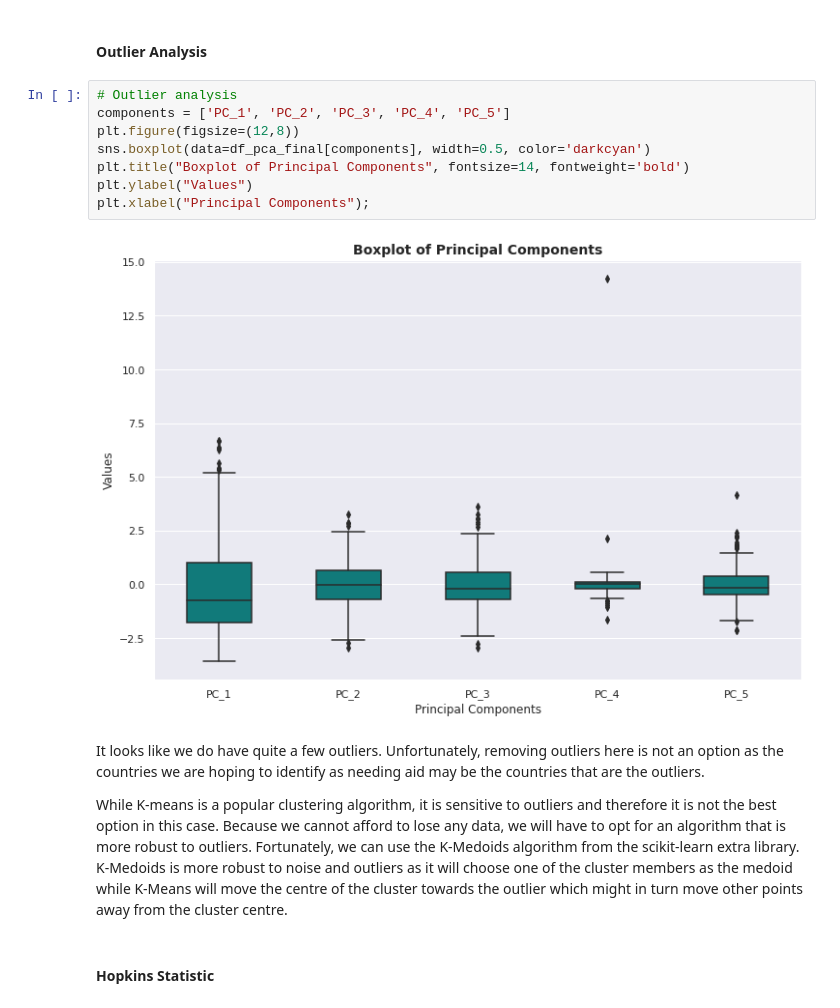
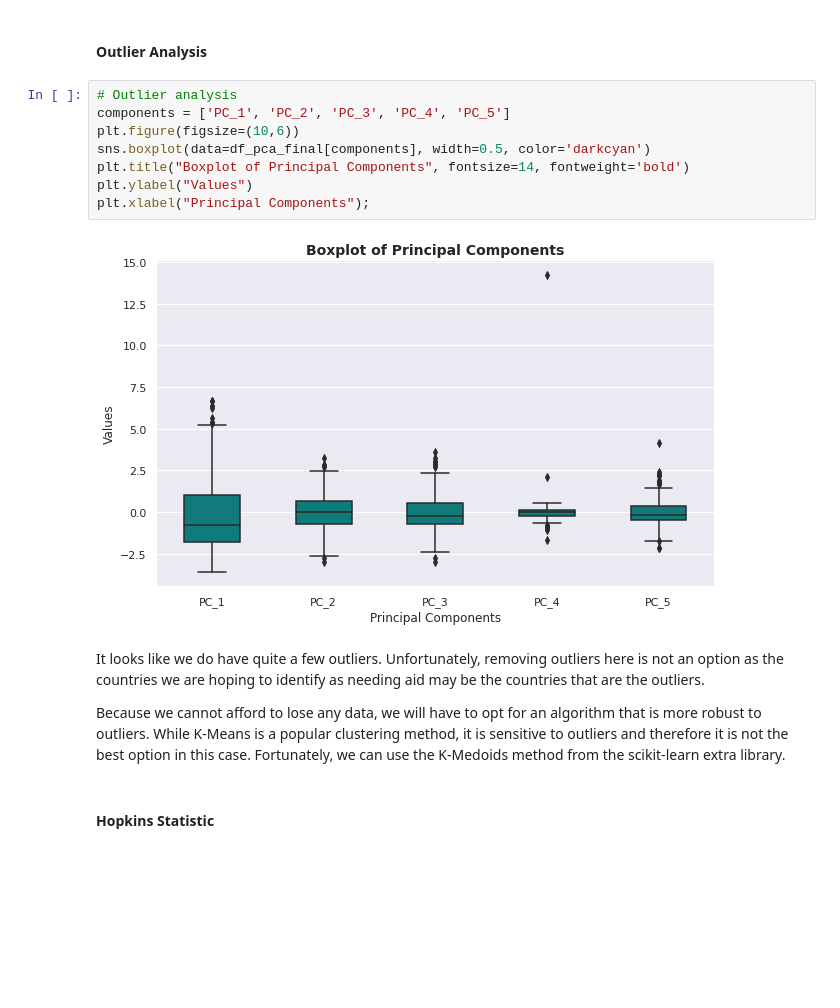
Before and after one commit to dan-grant-hunter/CIA_World_Factbook, a Jupyter notebook: cia_world_factbook_clustering_analysis.ipynb, the cells around one changed output. Drawn from its saved outputs; the diff is of its cells as text; blank space fills up the shorter version.

```diff
--- a/cia_world_factbook_2020_clustering_analysis.ipynb
+++ b/cia_world_factbook_clustering_analysis.ipynb
@@ -558,17 +556,17 @@ Now that we have our components, let's check to see if we have any outliers pres
 # %%
 # Outlier analysis
 components = ['PC_1', 'PC_2', 'PC_3', 'PC_4', 'PC_5']
-plt.figure(figsize=(12,8))
+plt.figure(figsize=(10,6))
 sns.boxplot(data=df_pca_final[components], width=0.5, color='darkcyan')
 plt.title("Boxplot of Principal Components", fontsize=14, fontweight='bold')
 plt.ylabel("Values")
 plt.xlabel("Principal Components");
 # %% [output]
-[figure, old version]
+[figure, new version]
 # %% [markdown]
 It looks like we do have quite a few outliers. Unfortunately, removing outliers here is not an option as the countries we are hoping to identify as needing aid may be the countries that are the outliers.
 
-While K-means is a popular clustering algorithm, it is sensitive to outliers and therefore it is not the best option in this case. Because we cannot afford to lose any data, we will have to opt for an algorithm that is more robust to outliers. Fortunately, we can use the K-Medoids algorithm from the scikit-learn extra library. K-Medoids is more robust to noise and outliers as it will choose one of the cluster members as the medoid while K-Means will move the centre of the cluster towards the outlier which might in turn move other points away from the cluster centre.
+Because we cannot afford to lose any data, we will have to opt for an algorithm that is more robust to outliers. While K-Means is a popular clustering method, it is sensitive to outliers and therefore it is not the best option in this case. Fortunately, we can use the K-Medoids method from the scikit-learn extra library.
 # %% [markdown]
 #### Hopkins Statistic
 # %% [markdown]
```
Also changed, not shown: parts of 35 cells of this notebook.
